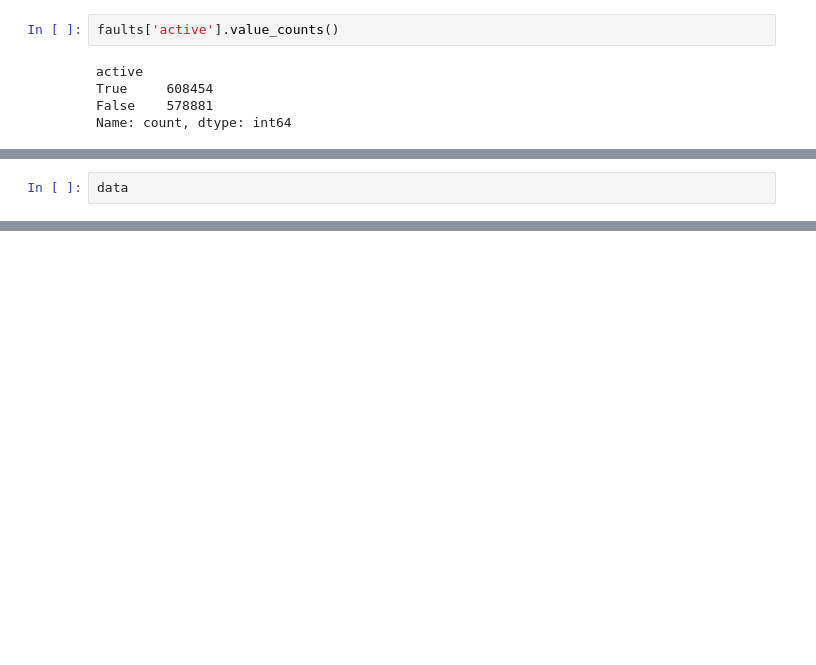
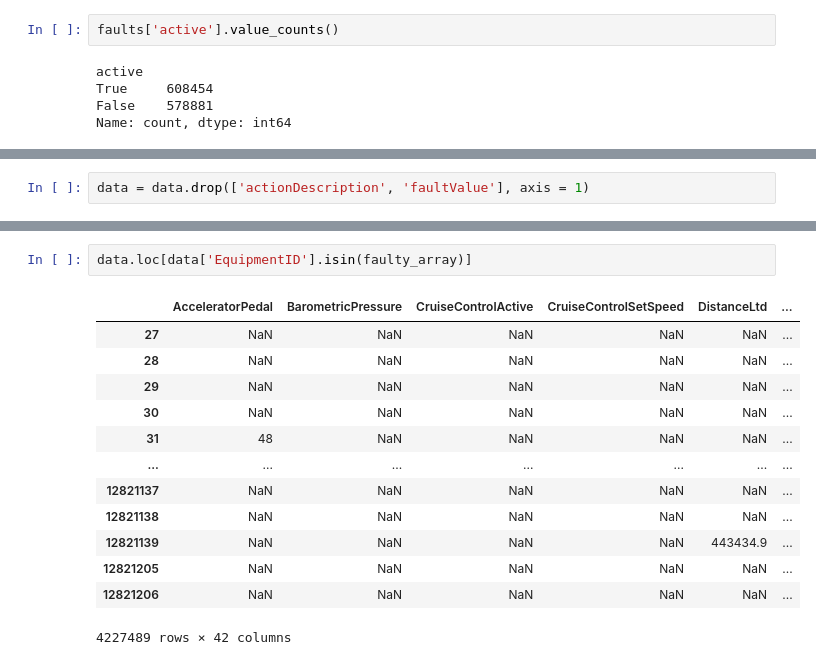
Before and after one commit to nss-data-science-cohort-8/nss-data-science-cohort-8-classroom-big-g-big-g, a Jupyter notebook: notebooks/big-rigs_data_search.ipynb, the cells around one changed output, grey strips where cells are left out. Cells and saved outputs as stored; diff of their text form; blank space fills up the shorter version.

```diff
--- a/notebooks/big-rigs_data_search.ipynb
+++ b/notebooks/big-rigs_data_search.ipynb
@@ -260,2 +316,2 @@ y = data.loc[data['spn'] == 5246]['spn']
 # %%
-data
+data = data.drop(['actionDescription', 'faultValue'], axis = 1)
@@ -275,0 +318,16 @@ data
+# %%
+data.loc[data['EquipmentID'].isin(faulty_array)]
+# %% [output]
+|  | AcceleratorPedal | BarometricPressure | CruiseControlActive | CruiseControlSetSpeed | DistanceLtd | ... |
+| 27 | NaN | NaN | NaN | NaN | NaN | ... |
+| 28 | NaN | NaN | NaN | NaN | NaN | ... |
+| 29 | NaN | NaN | NaN | NaN | NaN | ... |
+| 30 | NaN | NaN | NaN | NaN | NaN | ... |
+| 31 | 48 | NaN | NaN | NaN | NaN | ... |
+| ... | ... | ... | ... | ... | ... | ... |
+| 12821137 | NaN | NaN | NaN | NaN | NaN | ... |
+| 12821138 | NaN | NaN | NaN | NaN | NaN | ... |
+| 12821139 | NaN | NaN | NaN | NaN | 443434.9 | ... |
+| 12821205 | NaN | NaN | NaN | NaN | NaN | ... |
+| 12821206 | NaN | NaN | NaN | NaN | NaN | ... |
+4227489 rows × 42 columns
```
Also changed, not shown: parts of 21 cells of this notebook.
